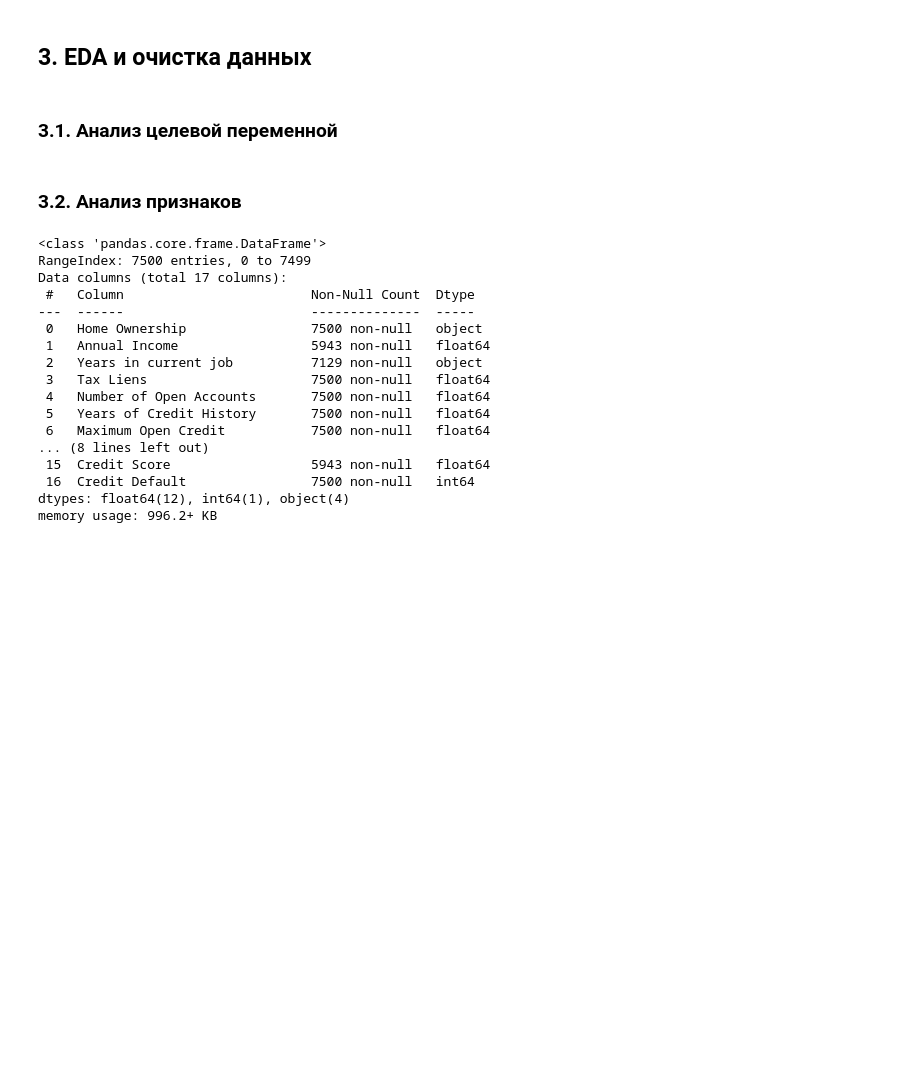
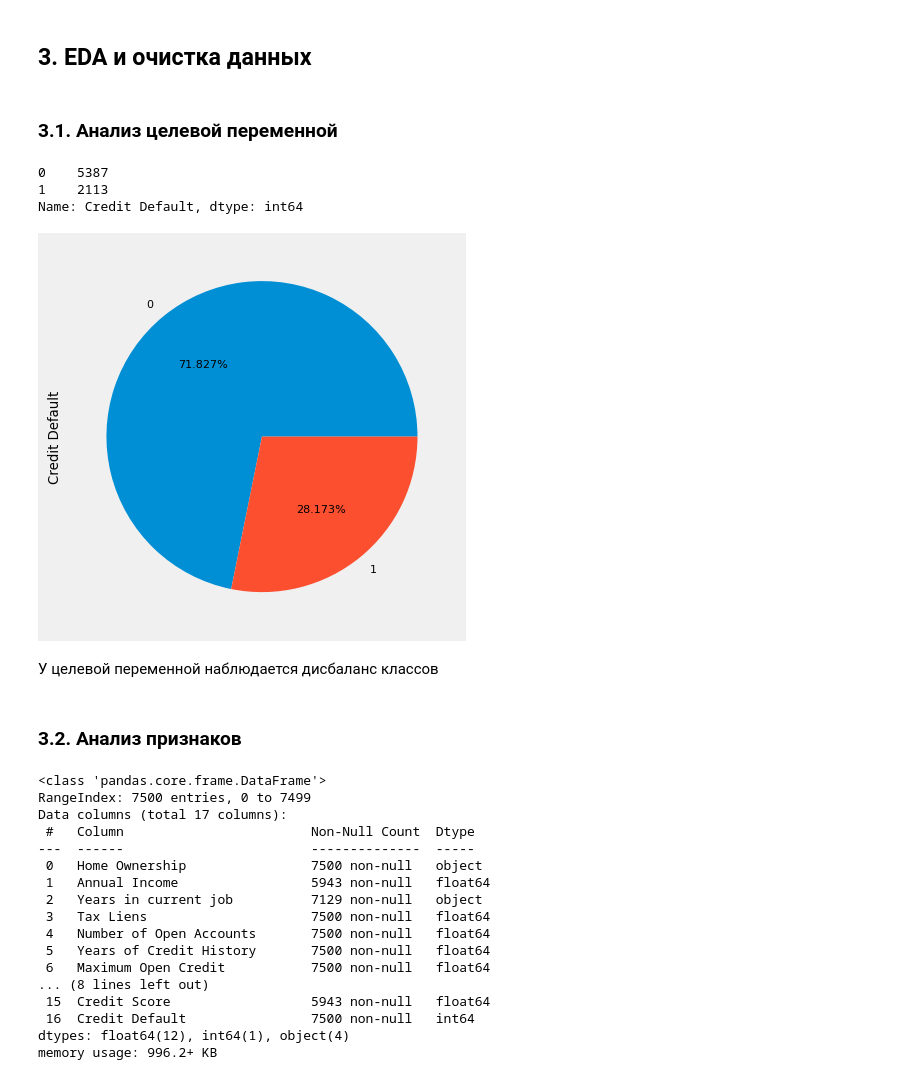
Before and after one commit to Andrey-Patrakov/Python_data_libraries, a Jupyter notebook: Курсовой проект (часть 2)/Project 2.ipynb, the cells around one changed output. Cells and saved outputs as stored; diff of their text form; code cells hidden in the pictures; blank space fills up the shorter version.

```diff
--- a/Курсовой проект (часть 2)/Project 2.ipynb
+++ b/Курсовой проект (часть 2)/Project 2.ipynb
@@ -11,6 +12,9 @@ from pathlib import Path
 # %%
 RANDOM_STATE = 64
 DATA_PATH = Path('./data')
+
+plt.style.use('fivethirtyeight')
+plt.rc('font', size=8)
 # %% [markdown]
 ## 2. Загрузка данных
 # %% [markdown]
@@ -46,6 +50,16 @@ data.sample(5)
 ## 3. EDA и очистка данных
 # %% [markdown]
 ### 3.1. Анализ целевой переменной
+# %%
+data['Credit Default'].value_counts().plot(kind='pie', autopct=lambda pct: f'{pct:.3f}%')
+plt.show()
+# %% [output]
+0    5387
+1    2113
+Name: Credit Default, dtype: int64
+[figure, added]
+# %% [markdown]
+У целевой переменной наблюдается дисбаланс классов
 # %% [markdown]
 ### 3.2. Анализ признаков
 # %%
```
Also changed, not shown: parts of 10 cells of this notebook.
